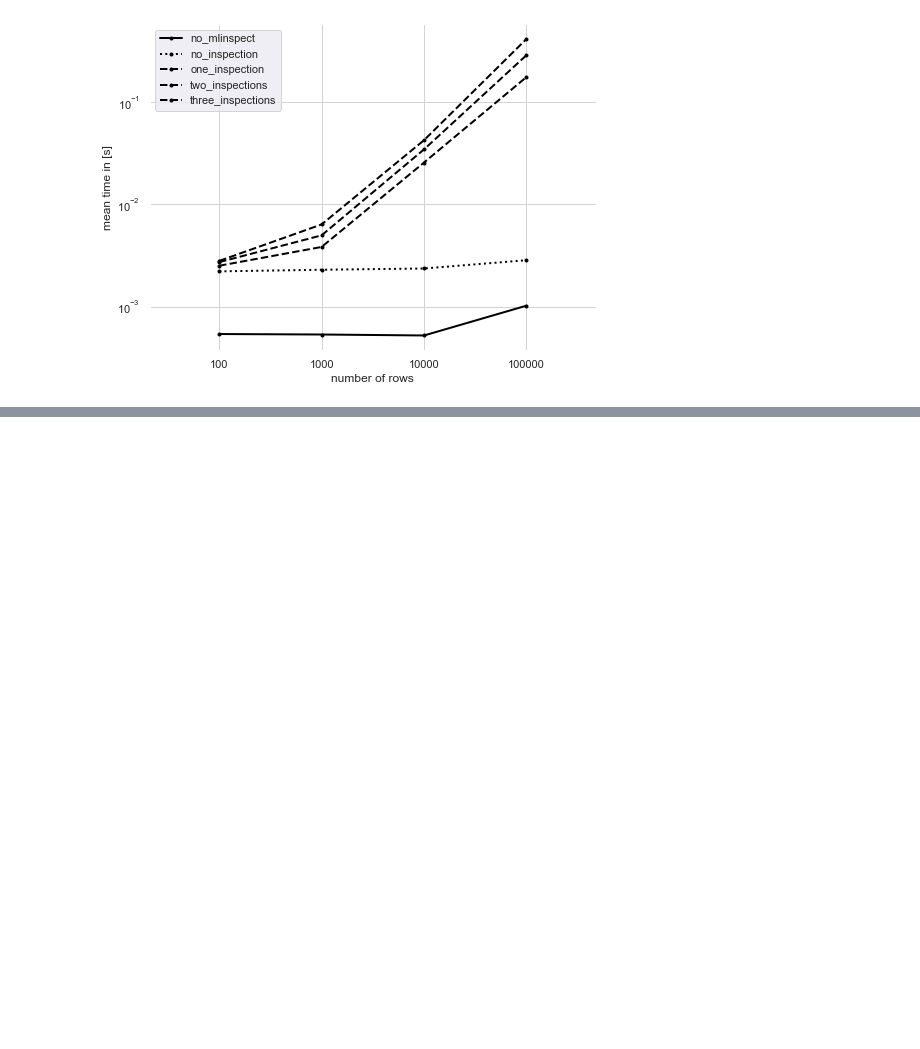
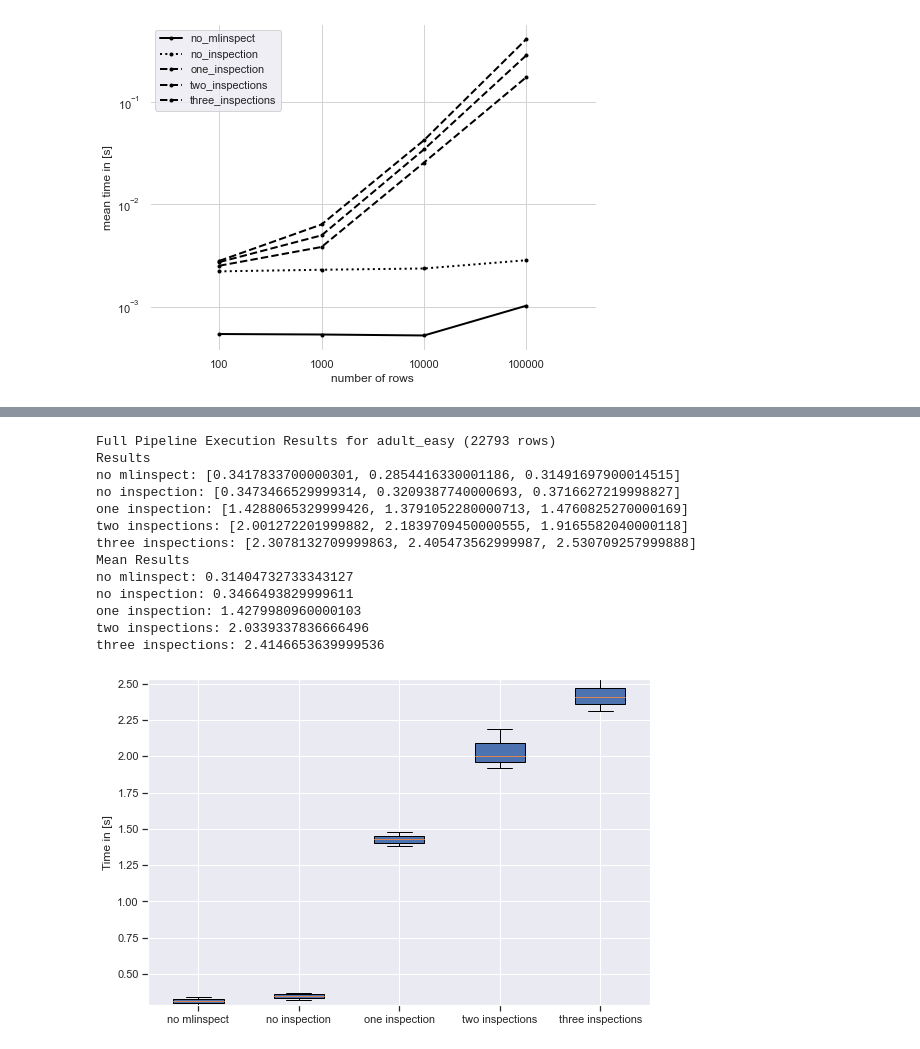
Before and after one commit to stefan-grafberger/mlinspect, a Jupyter notebook: experiments/operator_benchmarks.ipynb, the cells around one changed output, grey strips where cells are left out. Saved outputs shown, nothing was run; the diff lists cells and outputs as text; code cells hidden in the pictures; blank space fills up the shorter version.

```diff
--- a/experiments/operator_benchmarks.ipynb
+++ b/experiments/operator_benchmarks.ipynb
@@ -468,0 +419,17 @@ parseAndBoxPlot(healthcare_benchmark_results, "healthcare")
+# %%
+benchmark_full_pipeline_and_plot_result(PipelineBenchmarkType.ADULT_EASY, repeats)
+# %% [output]
+Full Pipeline Execution Results for adult_easy (22793 rows)
+Results
+no mlinspect: [0.3417833700000301, 0.2854416330001186, 0.31491697900014515]
+no inspection: [0.3473466529999314, 0.3209387740000693, 0.3716627219998827]
+one inspection: [1.4288065329999426, 1.3791052280000713, 1.4760825270000169]
+two inspections: [2.001272201999882, 2.1839709450000555, 1.9165582040000118]
+three inspections: [2.3078132709999863, 2.405473562999987, 2.530709257999888]
+Mean Results
+no mlinspect: 0.31404732733343127
+no inspection: 0.3466493829999611
+one inspection: 1.4279980960000103
+two inspections: 2.0339337836666496
+three inspections: 2.4146653639999536
+[figure, added]
```
Also changed, not shown: parts of 39 cells of this notebook.
